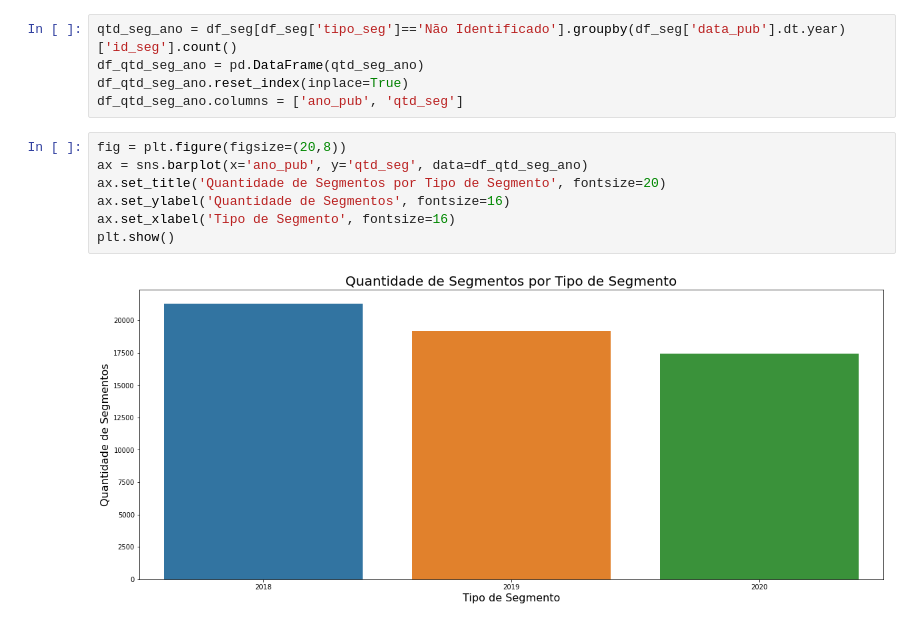
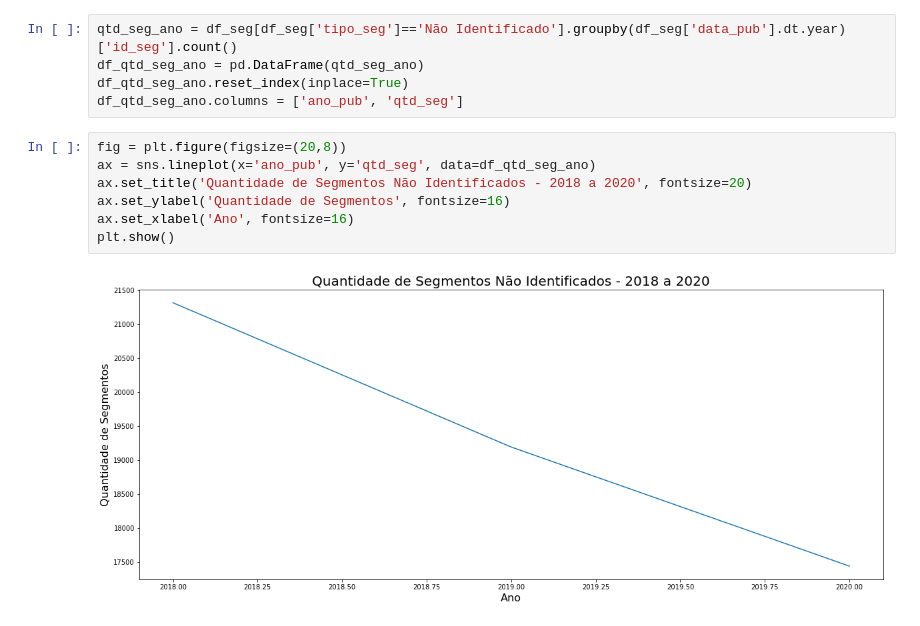
Before and after one commit to correialc/saan, a Jupyter notebook: analise-exploratoria.ipynb, the cells around one changed output. Drawn from its saved outputs; the diff is of its cells as text.

Commit message:
Refinando a analise de tipos de atos e segmentos

```diff
--- a/analise-exploratoria.ipynb
+++ b/analise-exploratoria.ipynb
@@ -72,10 +117,10 @@ df_qtd_seg_ano.reset_index(inplace=True)
 df_qtd_seg_ano.columns = ['ano_pub', 'qtd_seg']
 # %%
 fig = plt.figure(figsize=(20,8))
-ax = sns.barplot(x='ano_pub', y='qtd_seg', data=df_qtd_seg_ano)
-ax.set_title('Quantidade de Segmentos por Tipo de Segmento', fontsize=20)
+ax = sns.lineplot(x='ano_pub', y='qtd_seg', data=df_qtd_seg_ano)
+ax.set_title('Quantidade de Segmentos Não Identificados - 2018 a 2020', fontsize=20)
 ax.set_ylabel('Quantidade de Segmentos', fontsize=16)
-ax.set_xlabel('Tipo de Segmento', fontsize=16)
+ax.set_xlabel('Ano', fontsize=16)
 plt.show()
 # %% [output]
-[figure, old version]
+[figure, new version]
```
Also changed, not shown: parts of 9 cells of this notebook.
